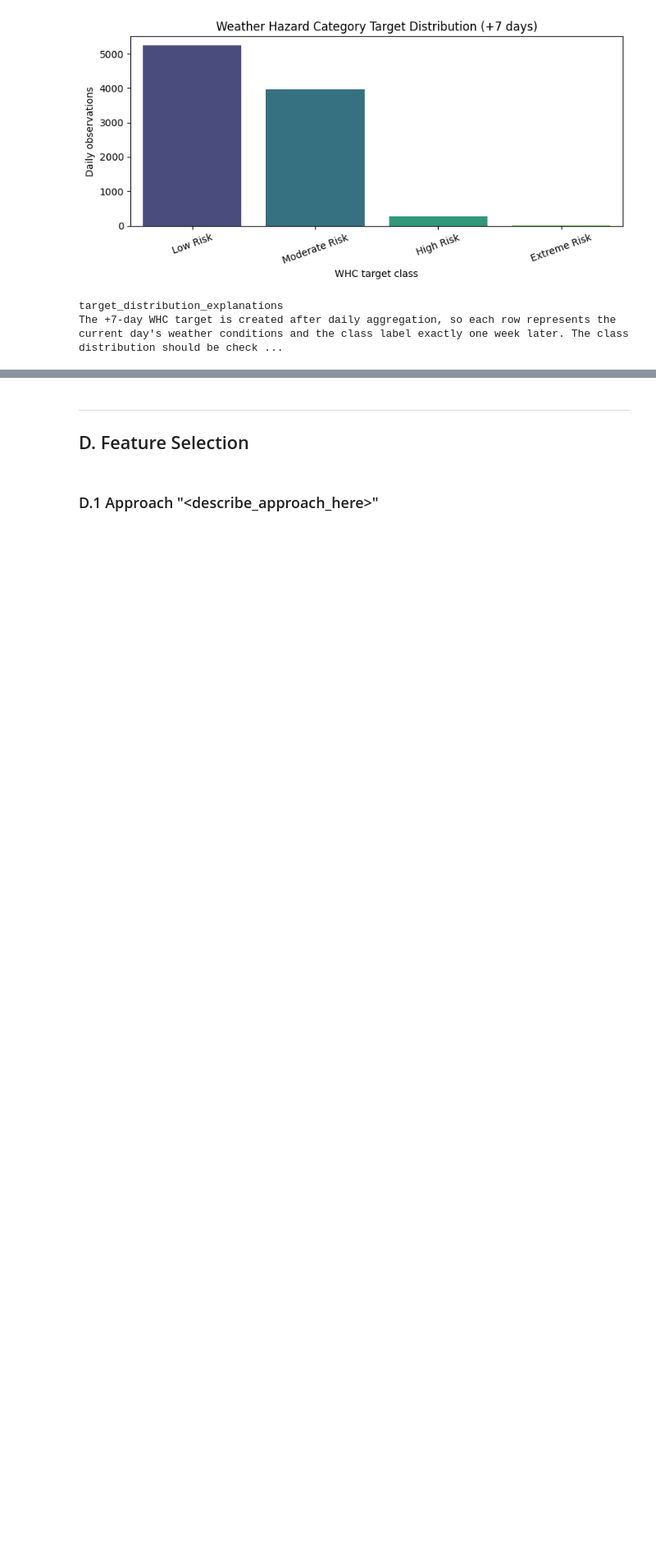
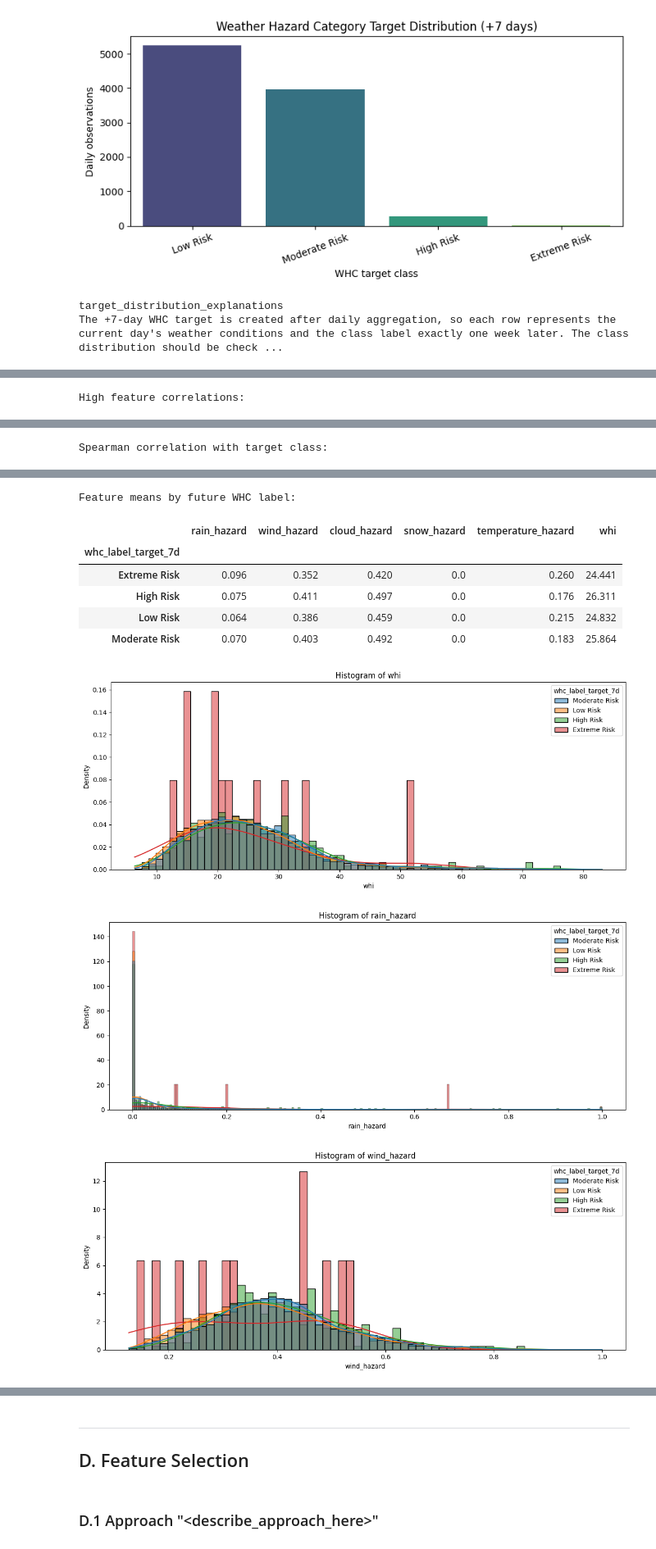
Before and after one commit to RP28/36120-26SP-AT2-26294153-experiments, a Jupyter notebook: notebooks/weather_hazard/36120_26SP_AT2_student_id_experiment.ipynb, the cells around one changed output, grey strips where cells are left out. Shown at 82% size. Saved outputs shown, nothing was run; the diff lists cells and outputs as text; code cells hidden in the pictures; blank space fills up the shorter version.

Commit message:
weather hazard initial commit

```diff
--- a/notebooks/weather_hazard/36120_26SP_AT2_student_id_experiment.ipynb
+++ b/notebooks/weather_hazard/36120_26SP_AT2_student_id_experiment.ipynb
@@ -292,0 +378,15 @@ provide a detailed analysis on the selected feature, its distribution, limitatio
+# %%
+hazard_score_features = [
+    "rain_hazard",
+    "wind_hazard",
+    "cloud_hazard",
+    "snow_hazard",
+    "temperature_hazard",
+    "whi",
+]
+
+hazard_score_stats, hazard_score_correlations, hazard_score_target_correlations, hazard_score_class_means = explore_numerical_hazard_features(
+    hazard_score_features,
+    plot_features=["whi", "rain_hazard", "wind_hazard", "temperature_hazard"],
+)
+# %% [output]
@@ -292,0 +401 @@ provide a detailed analysis on the selected feature, its distribution, limitatio
+High feature correlations:
@@ -292,0 +405 @@ provide a detailed analysis on the selected feature, its distribution, limitatio
+Spearman correlation with target class:
@@ -292,0 +413,10 @@ provide a detailed analysis on the selected feature, its distribution, limitatio
+Feature means by future WHC label:
+|  | rain_hazard | wind_hazard | cloud_hazard | snow_hazard | temperature_hazard | whi |
+| whc_label_target_7d |  |  |  |  |  |  |
+| Extreme Risk | 0.096 | 0.352 | 0.420 | 0.0 | 0.260 | 24.441 |
+| High Risk | 0.075 | 0.411 | 0.497 | 0.0 | 0.176 | 26.311 |
+| Low Risk | 0.064 | 0.386 | 0.459 | 0.0 | 0.215 | 24.832 |
+| Moderate Risk | 0.070 | 0.403 | 0.492 | 0.0 | 0.183 | 25.864 |
+[figure, added]
+[figure, added]
+[figure, added]
```
Also changed, not shown: parts of 26 cells of this notebook.
